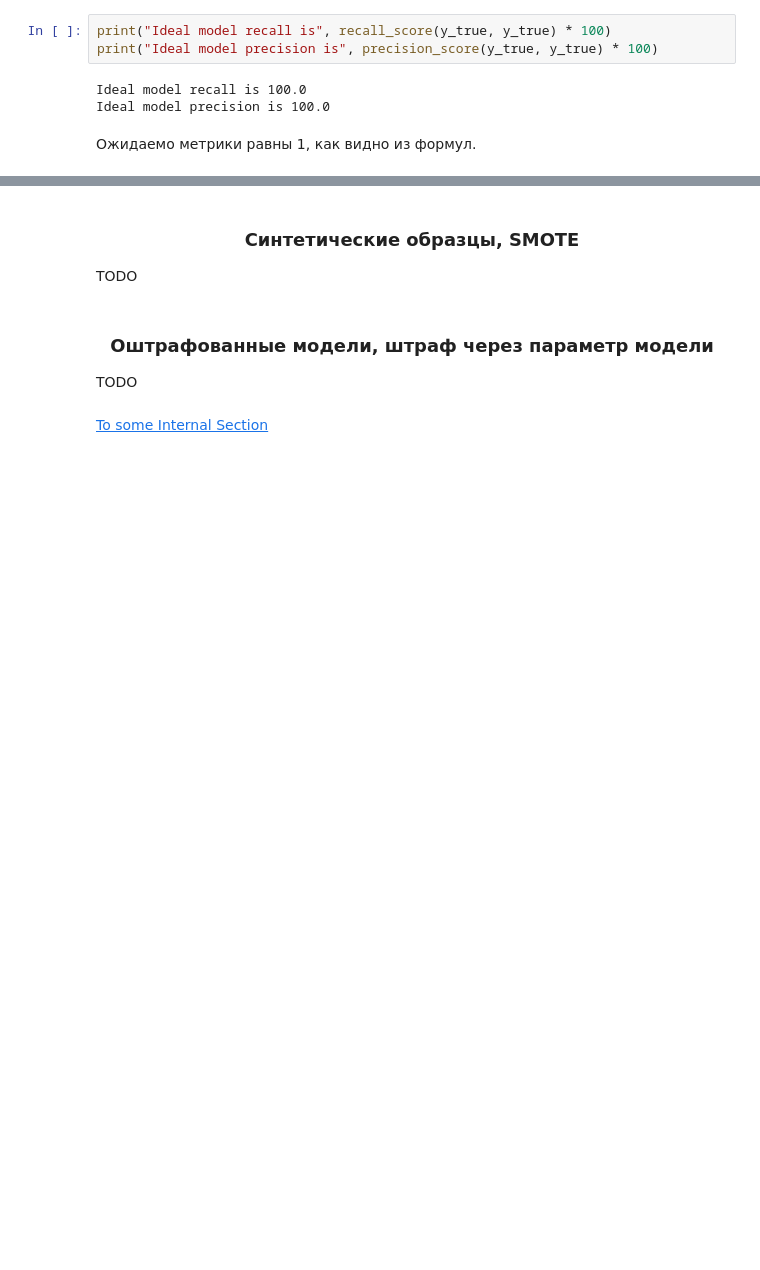
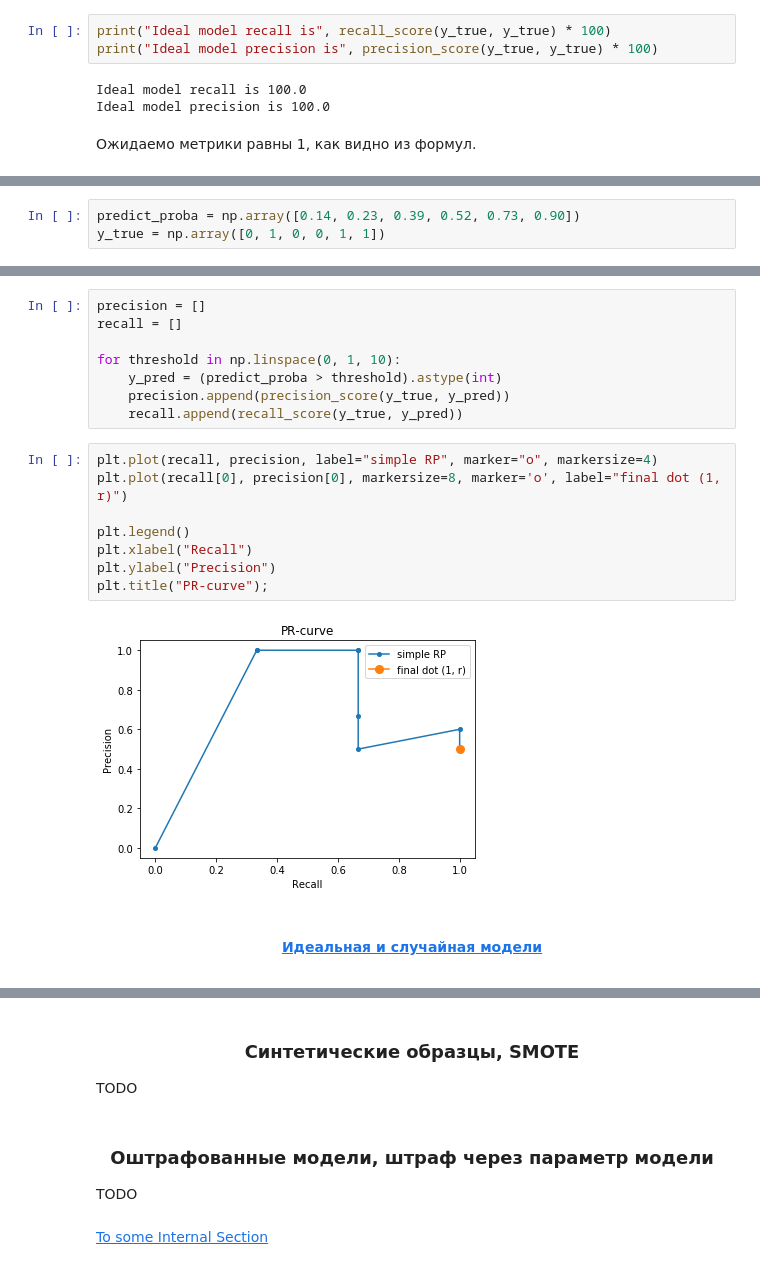
Before and after one commit to Kum4yk/2020_ml, a Jupyter notebook: task_2.unbalanced_classes/unbalanced classes.ipynb, the cells around one changed output, grey strips where cells are left out. Saved outputs shown, nothing was run; the diff lists cells and outputs as text; blank space fills up the shorter version.

```diff
--- a/task_2.unbalanced_classes/unbalanced classes.ipynb
+++ b/task_2.unbalanced_classes/unbalanced classes.ipynb
@@ -229,0 +218,3 @@ $$ \large MSE(a, X, v_i) = \frac{1}{l}\sum_i^l v_i (a(x_i) - y_i)^2 $$
+# %%
+predict_proba = np.array([0.14, 0.23, 0.39, 0.52, 0.73, 0.90])
+y_true = np.array([0, 1, 0, 0, 1, 1])
@@ -229,0 +223,20 @@ $$ \large MSE(a, X, v_i) = \frac{1}{l}\sum_i^l v_i (a(x_i) - y_i)^2 $$
+# %%
+precision = []
+recall = []
+
+for threshold in np.linspace(0, 1, 10):
+    y_pred = (predict_proba > threshold).astype(int)
+    precision.append(precision_score(y_true, y_pred))
+    recall.append(recall_score(y_true, y_pred))
+# %%
+plt.plot(recall, precision, label="simple RP", marker="o", markersize=4)
+plt.plot(recall[0], precision[0], markersize=8, marker='o', label="final dot (1, r)")
+
+plt.legend()
+plt.xlabel("Recall")
+plt.ylabel("Precision")
+plt.title("PR-curve");
+# %% [output]
+[figure, added]
+# %% [markdown]
+<a id='7'></a><h4 align="center"> [Идеальная и случайная модели](#0) </h4>
```
Also changed, not shown: parts of 62 cells of this notebook.
